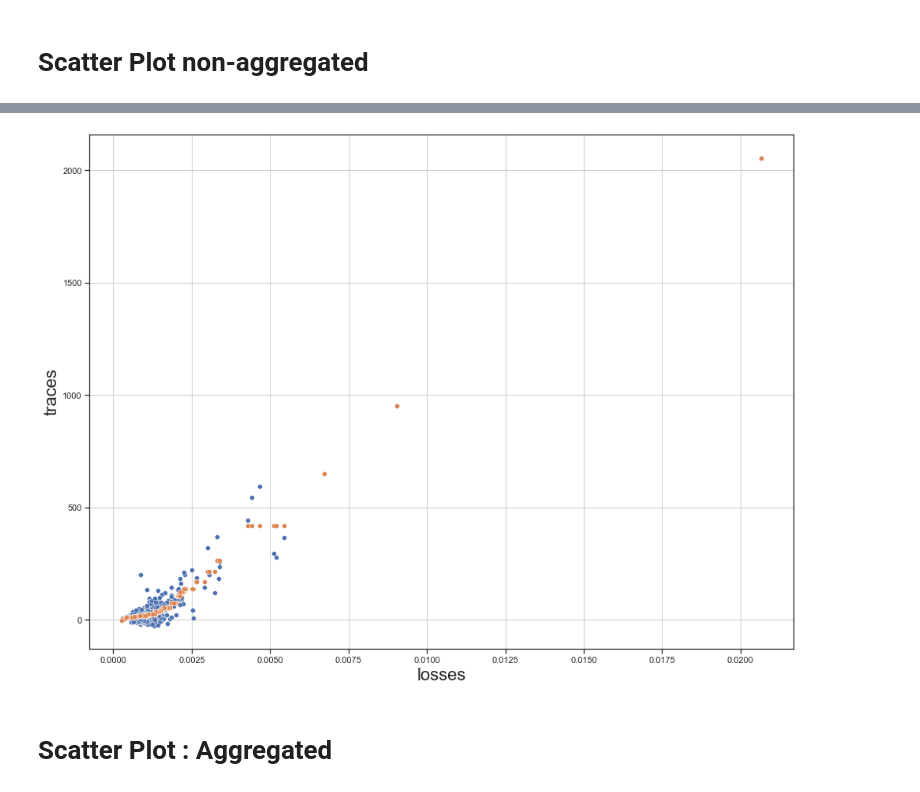
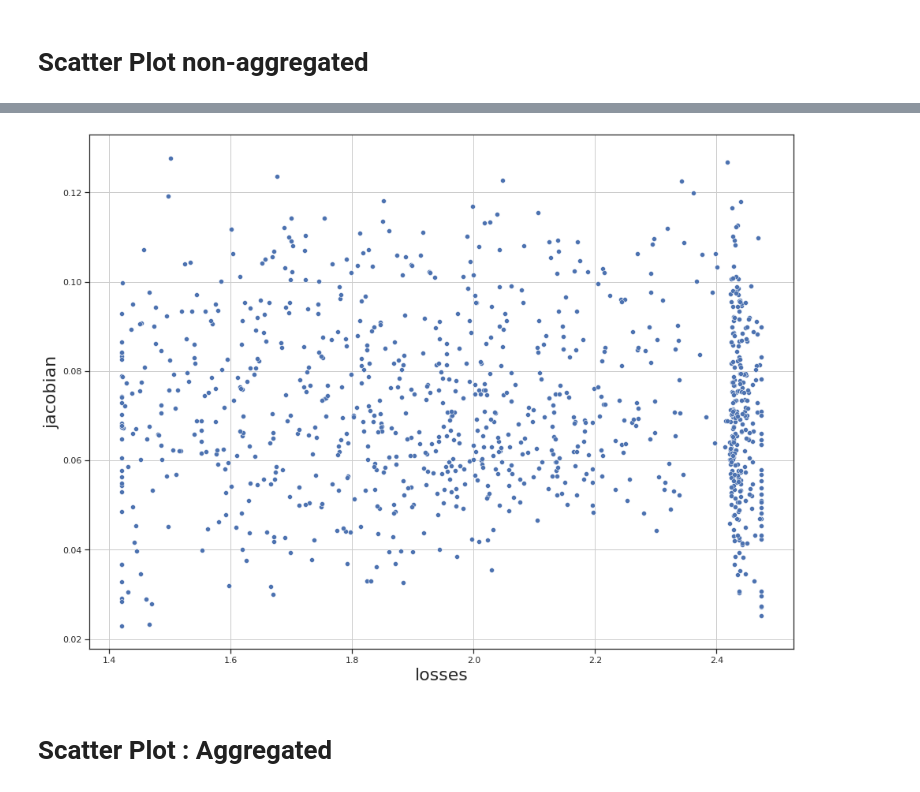
Before and after one commit to daniellengyel/deep_generalizability, a Jupyter notebook: notebooks/Complexity Measure Comparisons.ipynb, the cells around one changed output, grey strips where cells are left out. Cells and saved outputs as stored; diff of their text form; code cells hidden in the pictures.

```diff
--- a/notebooks/Complexity Measure Comparisons.ipynb
+++ b/notebooks/Complexity Measure Comparisons.ipynb
@@ -45 +38,9 @@ mse_experiment_folder = os.path.join(root_folder, "experiments", data_name, mse_
+# %%
+root_folder = os.environ["PATH_TO_DEEP_FOLDER"]
+data_name = "CIFAR10"
+
+exp_name = ""
+
+exp_name = "LeNet_short" #"May19_00-32-38_cx3-7-9.cx3.hpc.ic.ac.uk"
+experiment_folder = os.path.join(root_folder, "experiments", data_name, exp_name)
 # %%
@@ -94,3 +62,18 @@ ce_dict = {"traces": ce_all_point_traces, "losses": ce_all_point_loss, "margins"
+# %%
+all_point_traces, _ = mf.save_load.load_cached_data(experiment_folder, "point_traces", step=-1, time_stamp="May25_16-21-58-862654-joined")
+all_point_loss, _ = mf.save_load.load_cached_data(experiment_folder, "point_loss", step=-1, time_stamp="May25_17-48-36-470248-joined")
+inp_out_jacobian, _ = mf.save_load.load_cached_data(experiment_folder, "inp_out_jacobian", step=-1, time_stamp="May25_16-19-33-203813-joined")
+output_margins, _ = mf.save_load.load_cached_data(experiment_folder, "output_margins", step=-1, time_stamp="May25_15-00-54-625745-joined")
+
+post_dict = {"traces": all_point_traces, "losses": all_point_loss, "jacobian": inp_out_jacobian, "margins": output_margins}
+# post_dict = {"traces": all_point_traces, "margins": output_margins, "jacobian": inp_out_jacobian,}
+
+train_loss_acc, _ = mf.save_load.load_cached_data(experiment_folder, "model_loss_acc", step=-1, time_stamp="May25_14-28-14-776489-joined")
+test_loss_acc, _ = mf.save_load.load_cached_data(experiment_folder, "model_loss_acc", step=-1, time_stamp="May25_14-28-14-733072-joined")
+loss_acc_dict = {k: {"acc_train": train_loss_acc[k][1]['0'], "acc_test": test_loss_acc[k][1]['0'], "loss_train": train_loss_acc[k][0]['0'], "loss_test": test_loss_acc[k][0]['0']} for k in train_loss_acc}
+loss_acc_df = pd.DataFrame(data=loss_acc_dict.values(), index=loss_acc_dict.keys())
+
+# loss_acc_dict = {losses: }
 # %% [markdown]
 # Get processed DF
 # %%
@@ -241,14 +279,15 @@ ce_kendall_df
 # %%
-exp_dict = ce_dict
+exp_dict = post_dict
 
 x_type = "losses"
-y_type = "traces"
-exp_id = "1605754885.6487322"
-with_isotonic = True
+y_type = "jacobian"
+exp_id = "1621792489.7292588"
+with_isotonic = False
 
+# print(np.mean(exp_dict["losses"][exp_id]['0']))
 
 x_data = exp_dict[x_type][exp_id]['0']
-y_data = exp_dict[y_type][exp_id]['0']
+y_data = exp_dict[y_type][exp_id]['0'] # exp_dict[y_type][exp_id]['0']
 
 sns.set(style="ticks")
 
@@ -258,34 +297,34 @@ if with_isotonic:
     iso_reg = IsotonicRegression(increasing="auto").fit(x_data, y_data)
     y_predicted = iso_reg.predict(x_data)
     sns.scatterplot(x=x_data, y=y_predicted, ax=ax1)
 
 ax1.set_ylabel(ylabel=y_type, fontsize=22)
 ax1.set_xlabel(xlabel=x_type, fontsize=22)
 # ax1.set_ylim(-250, 3500)
 ax1.grid(b=True, which='major')
 # ax1.text(x=0.99, y=0.04, transform=ax1.transAxes, s="Kendall Coeff: {:.2f}".format(exp_kendall) ,\
 #          fontsize=22, verticalalignment='top', horizontalalignment='right',\
 #         backgroundcolor='white', color=c2)
 
 
 # axins2 = inset_axes(ax1, width=4, height=4, loc=1)
 # sns.scatterplot(x=x_data, y=y_data, ax=axins2)
 
 # # sub region of the original image
 # x1, x2, y1, y2 = 10, 16, -0.6, 1
 # axins2.set_xlim(x1, x2)
 # axins2.set_ylim(y1, y2)
 
 # # draw a bbox of the region of the inset axes in the parent axes and
 # # connecting lines between the bbox and the inset axes area
 # mark_inset(ax1, axins2, loc1=2, loc2=4, fc="none", ec="0.5")
 
 
 
 
 # f.savefig("../figs/subset_kendall_{}_{}_{}".format(id_type, data_name, ce_exp), dpi=300, bbox_inches = "tight",)
 # %% [output]
-[figure, old version]
+[figure, new version]
 # %% [markdown]
 # Scatter Plot : Aggregated
 # %%
```
Also changed, not shown: parts of 45 cells of this notebook, 11 other files.
